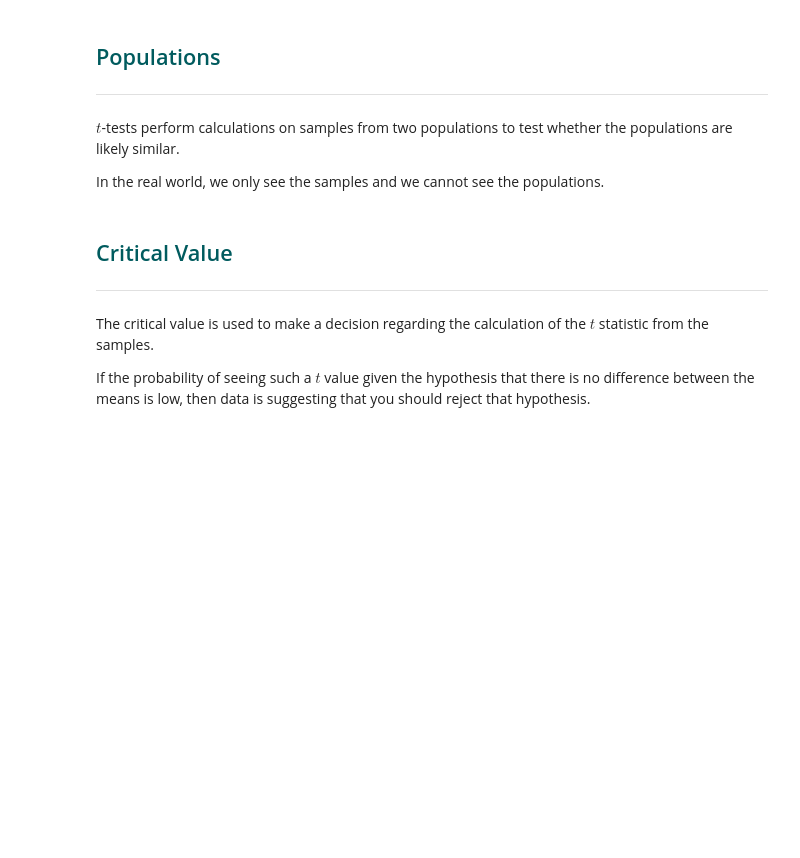
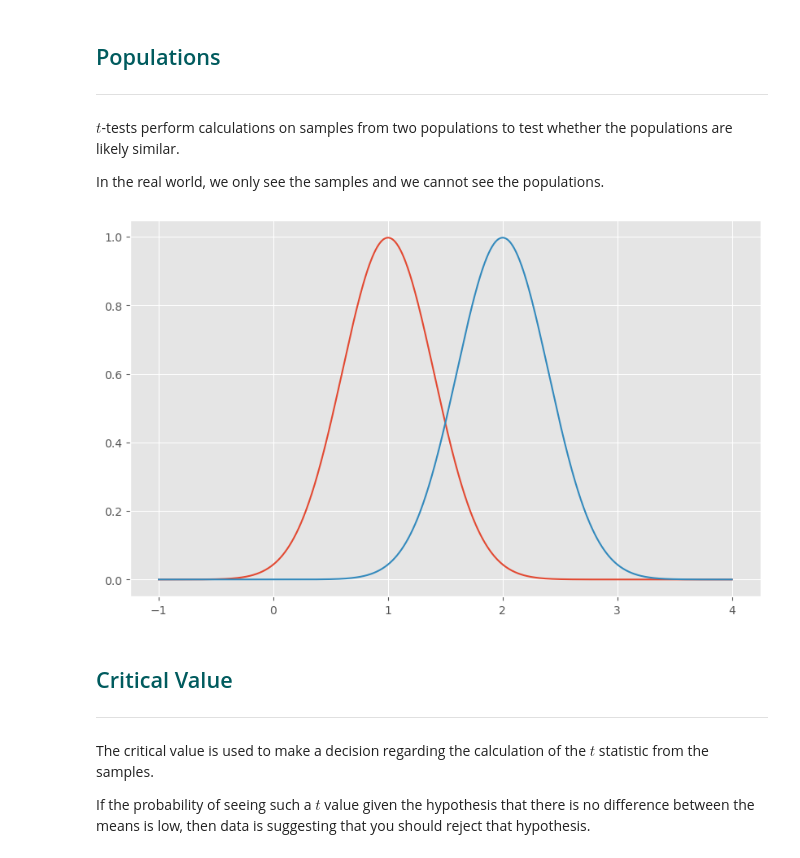
Before and after one commit to ianmcloughlin/2223-S1-machine-learn-stats, a Jupyter notebook: notebooks/01-statistics.ipynb, the cells around one changed output. Drawn from its saved outputs; the diff is of its cells as text; code cells hidden in the pictures; blank space fills up the shorter version.

```diff
--- a/notebooks/01-statistics.ipynb
+++ b/notebooks/01-statistics.ipynb
@@ -287,18 +310,23 @@ $t$-tests perform calculations on samples from two populations to test whether t
 In the real world, we only see the samples and we cannot see the populations.
 # %%
 # Let's create a plot with the following x values.
-x = np.linspace(-2.0, 4.0, 1000)
+min_x = min(m_a, m_b) - 5.0 * max(s_a, s_b)
+max_x = max(m_a, m_b) + 5.0 * max(s_a, s_b)
+x = np.linspace(min_x, max_x, 1000)
 
 # We'll have plots of two different populations on one set of axes.
+# These are normal probability density functions.
+# See: https://en.wikipedia.org/wiki/Normal_distribution
 y_a = ss.norm.pdf(x, m_a, s_a)
 y_b = ss.norm.pdf(x, m_b, s_b)
 
+# Create and show the plot.
 fig, ax = plt.subplots(figsize=(10,6))
-
 ax.plot(x, y_a)
 ax.plot(x, y_b)
-
 plt.show()
+# %% [output]
+[figure, added]
 # %% [markdown]
 <h2 style="color: rgb(0, 91, 94);">Critical Value</h2>
 
```
Also changed, not shown: parts of 27 cells of this notebook.
